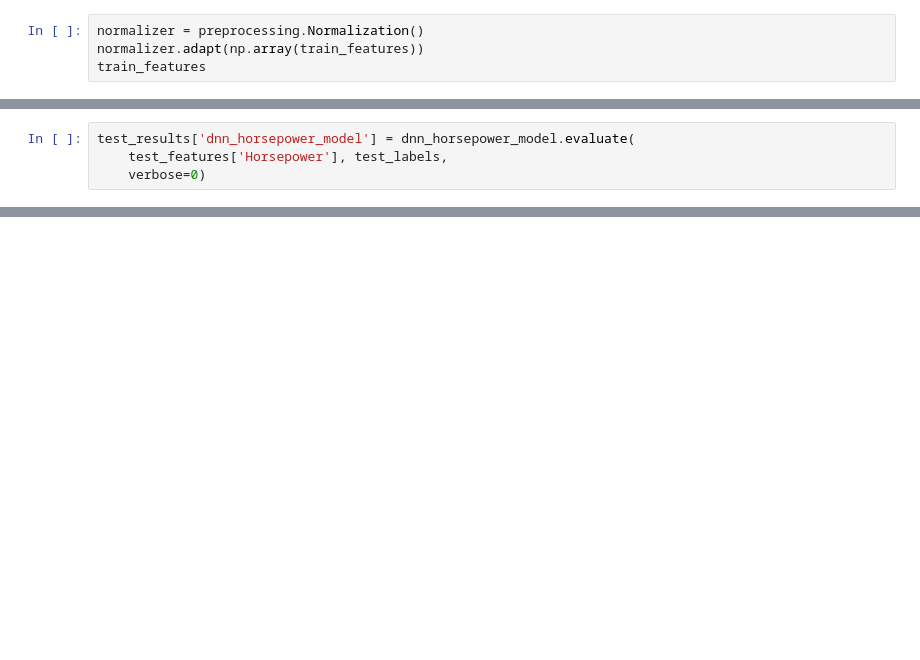
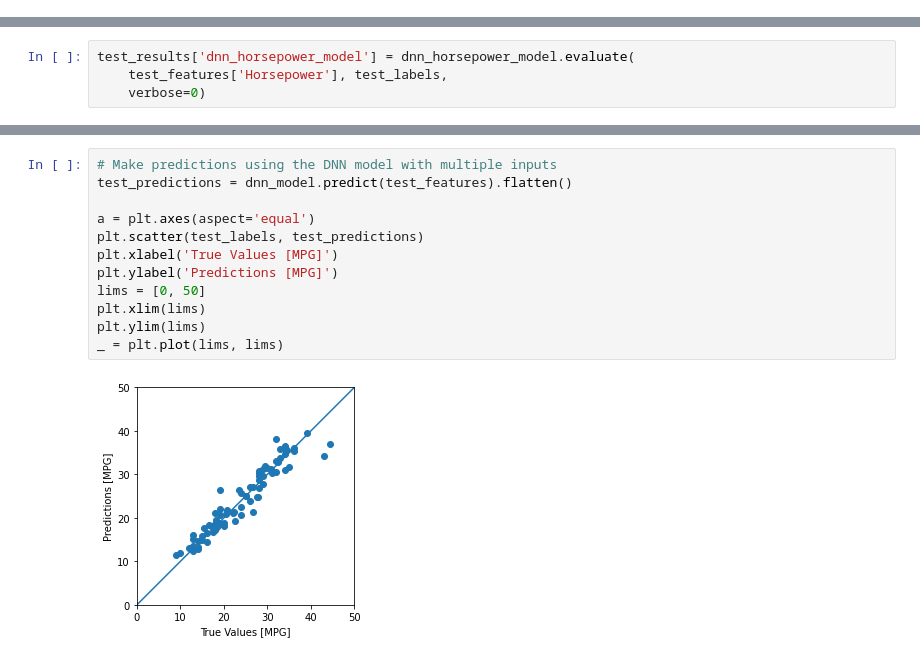
Before and after one commit to joadiazcr/thesis, a Jupyter notebook: HOM_FAST/ML/ML_Examples.ipynb, the cells around one changed output, grey strips where cells are left out. Cells and saved outputs as stored; diff of their text form; blank space fills up the shorter version.

```diff
--- a/HOM_FAST/ML/ML_Examples.ipynb
+++ b/HOM_FAST/ML/ML_Examples.ipynb
@@ -302,5 +394 @@ plot_horsepower(x,y)
-# %%
-normalizer = preprocessing.Normalization()
-normalizer.adapt(np.array(train_features))
-train_features
 # %%
@@ -380,0 +550,14 @@ test_results
+# %%
+# Make predictions using the DNN model with multiple inputs
+test_predictions = dnn_model.predict(test_features).flatten()
+
+a = plt.axes(aspect='equal')
+plt.scatter(test_labels, test_predictions)
+plt.xlabel('True Values [MPG]')
+plt.ylabel('Predictions [MPG]')
+lims = [0, 50]
+plt.xlim(lims)
+plt.ylim(lims)
+_ = plt.plot(lims, lims)
+# %% [output]
+[figure, added]
```
Also changed, not shown: parts of 42 cells of this notebook.
